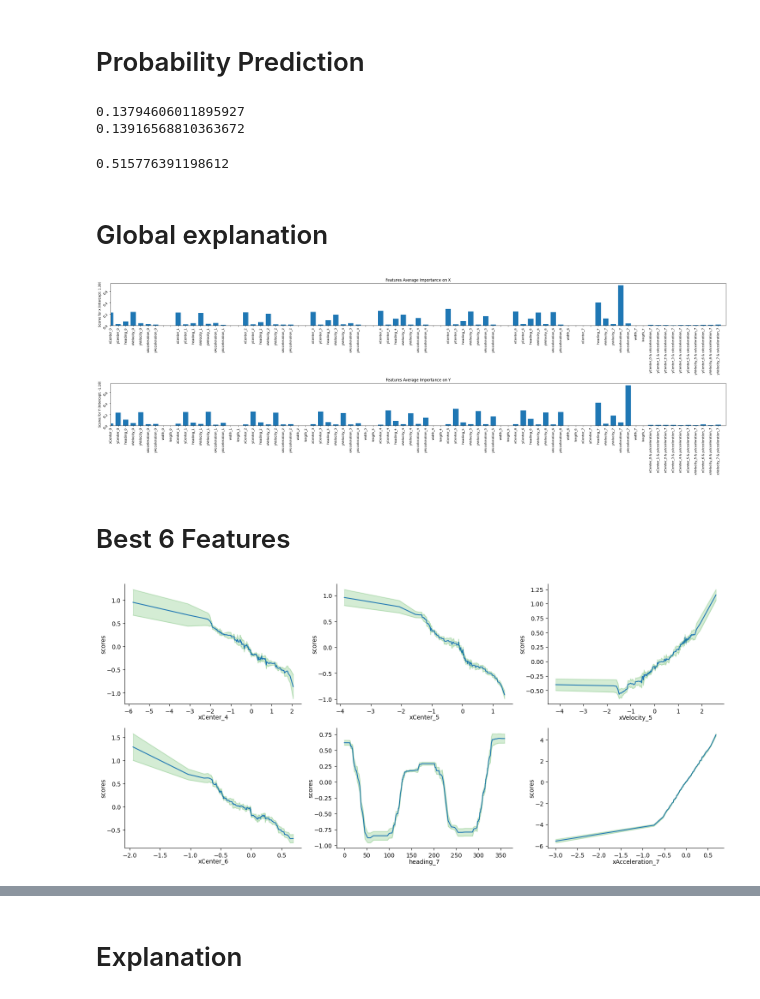
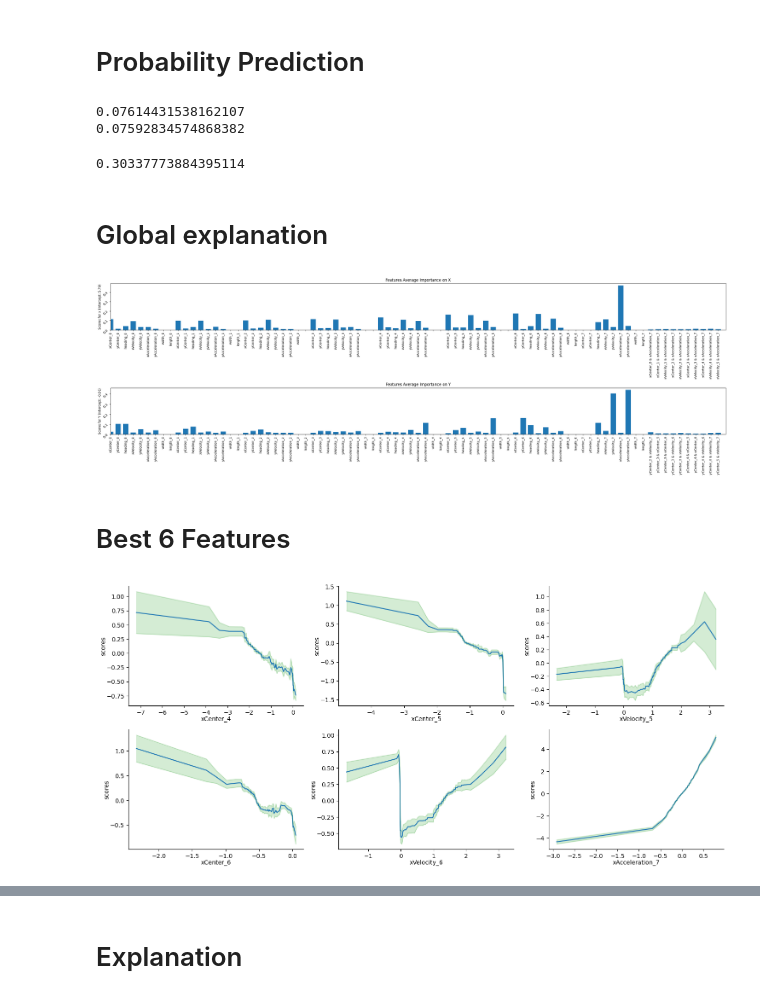
Before and after one commit to engyasin/GAM4Traffic, a Jupyter notebook: ind_ds.ipynb, the cells around one changed output, grey strips where cells are left out. Saved outputs shown, nothing was run; the diff lists cells and outputs as text; code cells hidden in the pictures.

```diff
--- a/ind_ds.ipynb
+++ b/ind_ds.ipynb
@@ -25,7 +25,7 @@ import os
 # %% [markdown]
 # Read data
 # %%
-files_ids = [x for x in range(32)]
+files_ids = [x for x in range(33)]
 root = './indds/'
 all_files = []
 all_meta_and_statics = []
@@ -71,14 +71,12 @@ samples_in = 0
 Xs, Xs_test = [],[]
 ys, ys_test = [],[]
 trajs_full_len = 0
-traj_lens = [5082,1643,4879,1628,784,1528,3652,2654,6136,2285,2197,3351,6011,4857,5409,3851,7695,5419,
-             9048,6160,7966,10141,10568,10033,8905,11929,11792,14993,11123,14404,1098,707]
+
 for i in (files_ids):
     useful_tracks = (all_meta_and_statics[i][1]['numFrames']>(25*8))*(all_meta_and_statics[i][1]['class']=='pedestrian')
     in_tracks = all_meta_and_statics[i][1]['trackId'][useful_tracks].to_numpy().tolist()
 
     ds = all_files[i].groupby('trackId')#['xCenter'].to_numpy()
-    trajs_full_len = int(traj_lens[i]*0.8)
     for track_id, track_rows in ds:
         if track_id in in_tracks:
             track = track_rows.to_dict(orient="list")
@@ -93,7 +91,7 @@ for i in (files_ids):
             samples_in += 1
             for ii in range(track_array.shape[0]-20):
                 X = track_array[(ii):(ii+8),:].copy()#+4
-                c, s = np.cos(X[-1,2]*np.pi/180), np.sin(X[-1,2]*np.pi/180)
+                c, s = np.cos(-X[-1,2]*np.pi/180), np.sin(-X[-1,2]*np.pi/180)
                 R_mat = np.array([[c, -s], [s, c]])
 
                 out = (track_array[(ii+19):(ii+20),:2] - X[-1:,:2]).copy()
@@ -109,8 +107,7 @@ for i in (files_ids):
 
                 out[0,:2] = R_mat @ out[0,:2]
                 y = out.copy()#[:,:2]
-                trajs_full_len -= 1
-                if trajs_full_len>0:# 80% data
+                if i<30:# 80% data
                     Xs.append(X[:,:].flatten())
                     ys.append(y)
                 else:
@@ -449,42 +449,42 @@ print(np.sort(abs(np.array(top_6).T-yx_test_all[:,:1]),axis=1)[:,0].mean())
 FDE_errors = np.sqrt((np.array(top_6).T - yx_test_all[:,:1])**2 + (np.array(top_6y).T - yx_test_all[:,1:2])**2)
 np.sort(FDE_errors,axis=1)[:,0].mean()
 # %% [output]
-0.13794606011895927
-0.13916568810363672
+0.07614431538162107
+0.07592834574868382
-0.515776391198612
+0.30337773884395114
 # %% [markdown]
 # Global explanation
 # %%
 scores = global_ex_x.data()['scores'][0:]
 names_ = global_ex_x.data()['names'][0:]
 names = [['',n][bool(scores[i])] for i,n in enumerate(names_)]
 
 plt.figure(figsize=(28,9))
 
 plt.subplot(211)
 plt.bar(range(0,len(scores)*10,10),scores,width=7,align='center')
 plt.xticks(np.arange(0,len(scores)*10,10),names,rotation=90)
 plt.xlim(0,len(scores)*10)
 plt.yticks(rotation=45)
-plt.ylabel(f'Scores for x (Intercept: {np.round(gam_allx.intercept_,2)[0]})')
+plt.ylabel(f'Scores for x (Intercept: {np.round(gam_allx.intercept_,2)})')
 plt.title('Features Average Importance on X')
 
 
 scores = global_ex_y.data()['scores'][0:]
 names = global_ex_y.data()['names'][0:]
 
 plt.subplot(212)
 plt.bar(range(0,len(scores)*10,10),scores,width=7,align='center')
 plt.xticks(np.arange(0,len(scores)*10,10),names,rotation=90)
 plt.xlim(0,len(scores)*10)
 plt.yticks(rotation=45)
-plt.ylabel(f'Scores for Y (Intercept: {np.round(gam_ally.intercept_,2)[0]})')
+plt.ylabel(f'Scores for Y (Intercept: {np.round(gam_ally.intercept_,2)})')
 plt.title('Features Average Importance on Y')
 
 plt.tight_layout()
 plt.show()
 # %% [output]
-[figure, old version]
+[figure, new version]
 # %% [markdown]
 # Best 6 Features
 # %%
@@ -519,7 +519,7 @@ for k_i in np.arange(len(scores))[best_6_mask]:
     ax.spines['right'].set_visible(False)
 plt.show()
 # %% [output]
-[figure, old version]
+[figure, new version]
 # %%
 show(global_ex_x)
 # %% [output]
```
Also changed, not shown: parts of 11 cells of this notebook, 5 other files.
